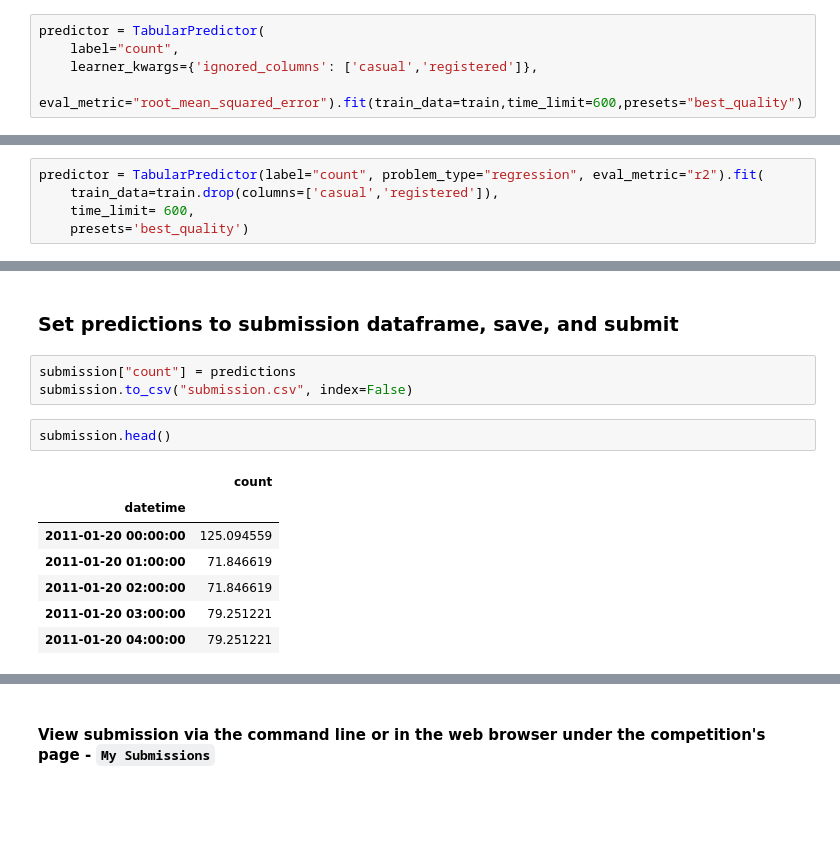
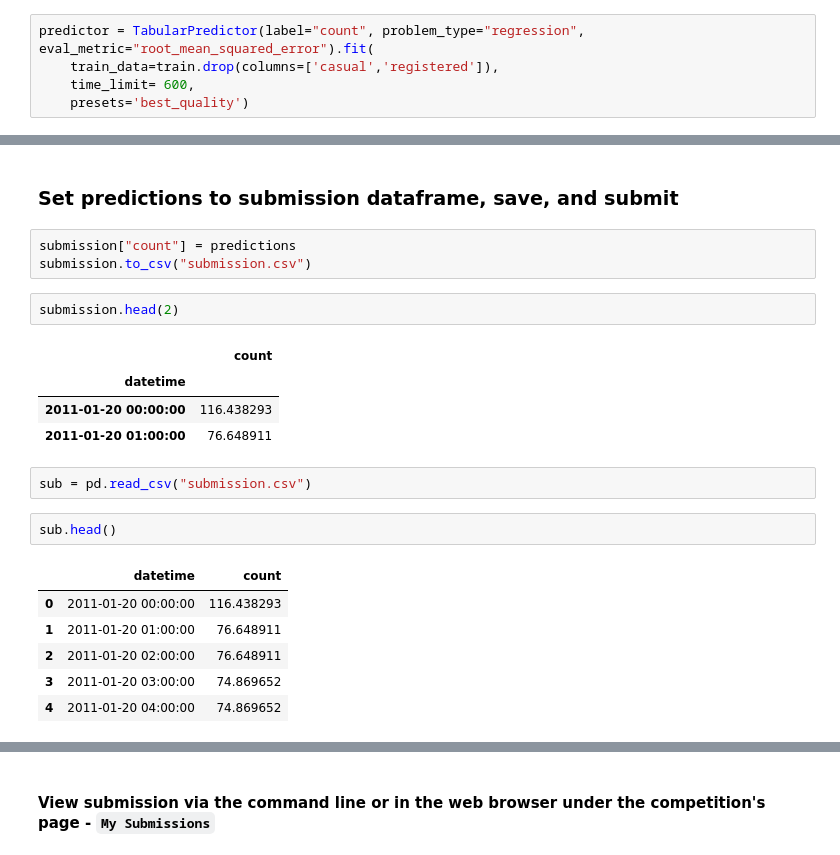
Before and after one commit to BinhKieu82/AWS_MLE, a Jupyter notebook: bike_sharing_demand/project-template.ipynb, the cells around one changed output, grey strips where cells are left out. Saved outputs shown, nothing was run; the diff lists cells and outputs as text; blank space fills up the shorter version.

```diff
--- a/bike_sharing_demand/project-template.ipynb
+++ b/bike_sharing_demand/project-template.ipynb
@@ -160,7 +161,7 @@ train.drop(columns=['casual','registered']).head(2)
 | 2011-01-01 00:00:00 | 1 | 0 | 0 | 1 | 9.84 | 14.395 | 81 | 0.0 | 16 |
 | 2011-01-01 01:00:00 | 1 | 0 | 0 | 1 | 9.02 | 13.635 | 80 | 0.0 | 40 |
 # %%
-predictor = TabularPredictor(
-    label="count",
-    learner_kwargs={'ignored_columns': ['casual','registered']},
-    eval_metric="root_mean_squared_error").fit(train_data=train,time_limit=600,presets="best_quality")
+predictor = TabularPredictor(label="count", problem_type="regression", eval_metric="root_mean_squared_error").fit(
+    train_data=train.drop(columns=['casual','registered']),
+    time_limit= 600,
+    presets='best_quality')
@@ -167,5 +185,0 @@ predictor = TabularPredictor(
-# %%
-predictor = TabularPredictor(label="count", problem_type="regression", eval_metric="r2").fit(
-    train_data=train.drop(columns=['casual','registered']),
-    time_limit= 600,
-    presets='best_quality')
@@ -292,14 +260,22 @@ predictions = predictions.apply(lambda x: 0 if x < 0 else x)
 ### Set predictions to submission dataframe, save, and submit
 # %%
 submission["count"] = predictions
-submission.to_csv("submission.csv", index=False)
+submission.to_csv("submission.csv")
 # %%
-submission.head()
+submission.head(2)
 # %% [output]
 |  | count |
 | datetime |  |
-| 2011-01-20 00:00:00 | 125.094559 |
-| 2011-01-20 01:00:00 | 71.846619 |
-| 2011-01-20 02:00:00 | 71.846619 |
-| 2011-01-20 03:00:00 | 79.251221 |
-| 2011-01-20 04:00:00 | 79.251221 |
+| 2011-01-20 00:00:00 | 116.438293 |
+| 2011-01-20 01:00:00 | 76.648911 |
+# %%
+sub = pd.read_csv("submission.csv")
+# %%
+sub.head()
+# %% [output]
+|  | datetime | count |
+| 0 | 2011-01-20 00:00:00 | 116.438293 |
+| 1 | 2011-01-20 01:00:00 | 76.648911 |
+| 2 | 2011-01-20 02:00:00 | 76.648911 |
+| 3 | 2011-01-20 03:00:00 | 74.869652 |
+| 4 | 2011-01-20 04:00:00 | 74.869652 |
```
Also changed, not shown: parts of 56 cells of this notebook, 19 other files.
